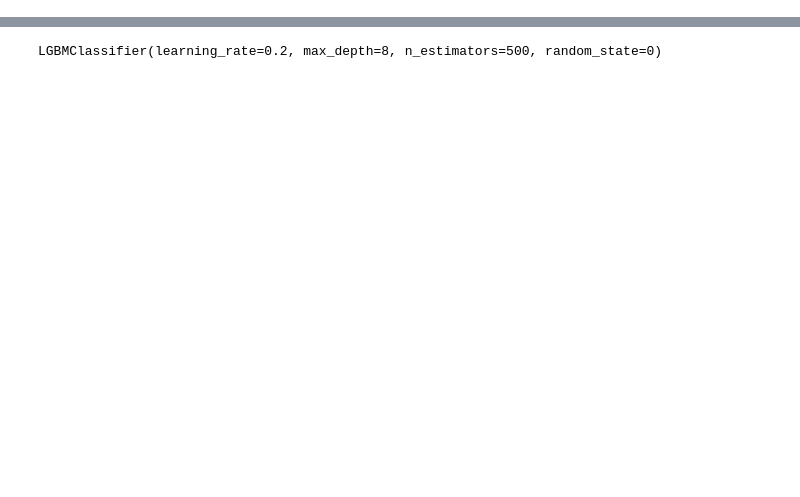
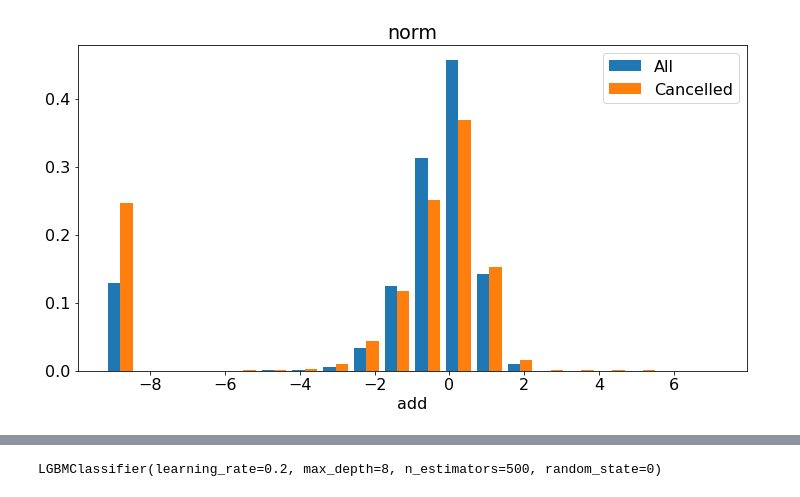
Before and after one commit to Shama09/files, a Jupyter notebook: ml2_hw2.ipynb, the cells around one changed output, grey strips where cells are left out. Cells and saved outputs as stored; diff of their text form; code cells hidden in the pictures; blank space fills up the shorter version.

```diff
--- a/ml2_hw2.ipynb
+++ b/ml2_hw2.ipynb
@@ -167,0 +242,13 @@ features1 = ['dist', 'lat', 'lon', 'f1', 'f2', 'f3', 's1', 's2', 's3', 't1', 't2
+# %%
+fig, ax = plt.subplots(figsize = (12,6))
+
+ax.hist([data_train['add'], cancelled['add']], density=True, bins=20, label=['All', 'Cancelled'])
+
+
+ax.set_xlabel('add')
+ax.set_title('norm')
+
+plt.legend()
+plt.show()
+# %% [output]
+[figure, added]
```
Also changed, not shown: parts of 94 cells of this notebook.
